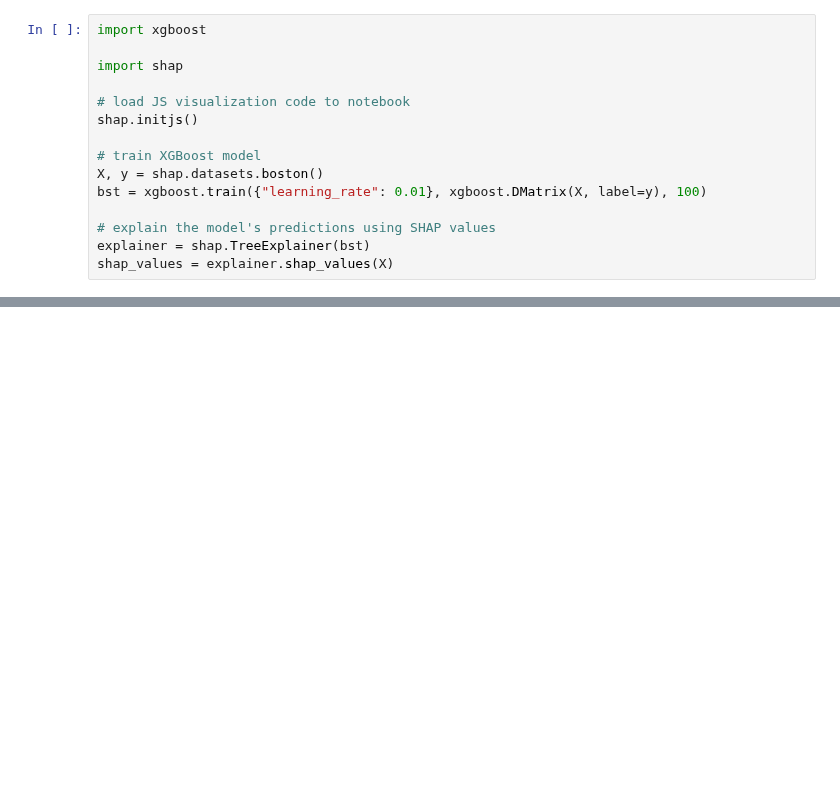
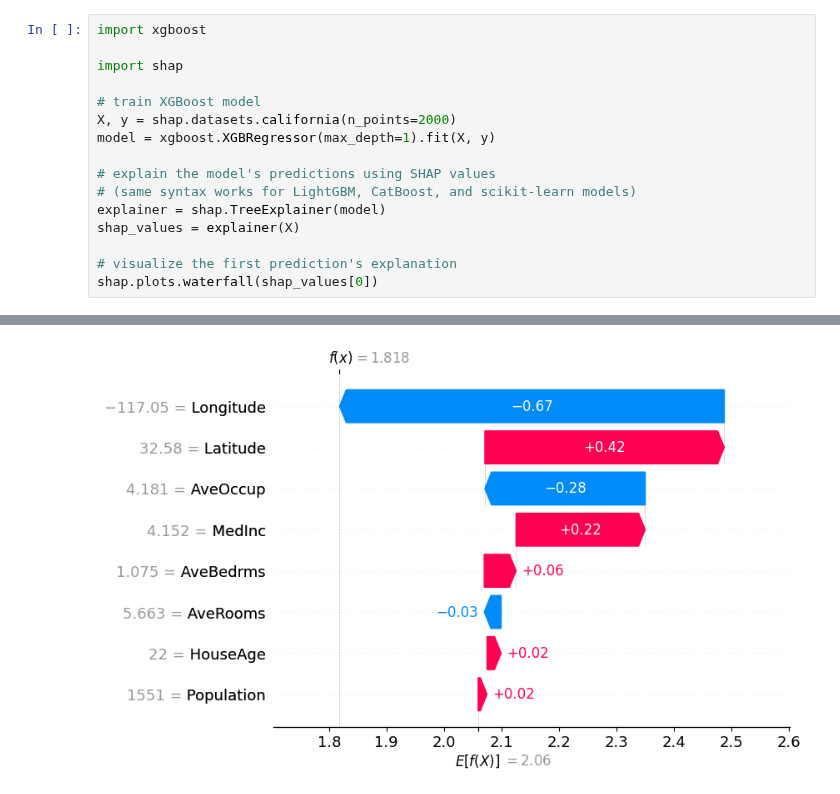
Before and after one commit to shap/shap, a Jupyter notebook: notebooks/tabular_examples/tree_based_models/Force Plot Colors.ipynb, the cells around one changed output, grey strips where cells are left out. Cells and saved outputs as stored; diff of their text form; blank space fills up the shorter version.

Commit message:
Replace boston by california

```diff
--- a/notebooks/tabular_examples/tree_based_models/Force Plot Colors.ipynb
+++ b/notebooks/tabular_examples/tree_based_models/Force Plot Colors.ipynb
@@ -7,14 +36,15 @@ import xgboost
 
 import shap
 
-# load JS visualization code to notebook
-shap.initjs()
-
 # train XGBoost model
-X, y = shap.datasets.boston()
-bst = xgboost.train({"learning_rate": 0.01}, xgboost.DMatrix(X, label=y), 100)
+X, y = shap.datasets.california(n_points=2000)
+model = xgboost.XGBRegressor(max_depth=1).fit(X, y)
 
 # explain the model's predictions using SHAP values
-explainer = shap.TreeExplainer(bst)
-shap_values = explainer.shap_values(X)
+# (same syntax works for LightGBM, CatBoost, and scikit-learn models)
+explainer = shap.TreeExplainer(model)
+shap_values = explainer(X)
+
+# visualize the first prediction's explanation
+shap.plots.waterfall(shap_values[0])
 # %% [output]
@@ -21,0 +51 @@ shap_values = explainer.shap_values(X)
+[figure, added]
```
Also changed, not shown: parts of 18 cells of this notebook.
